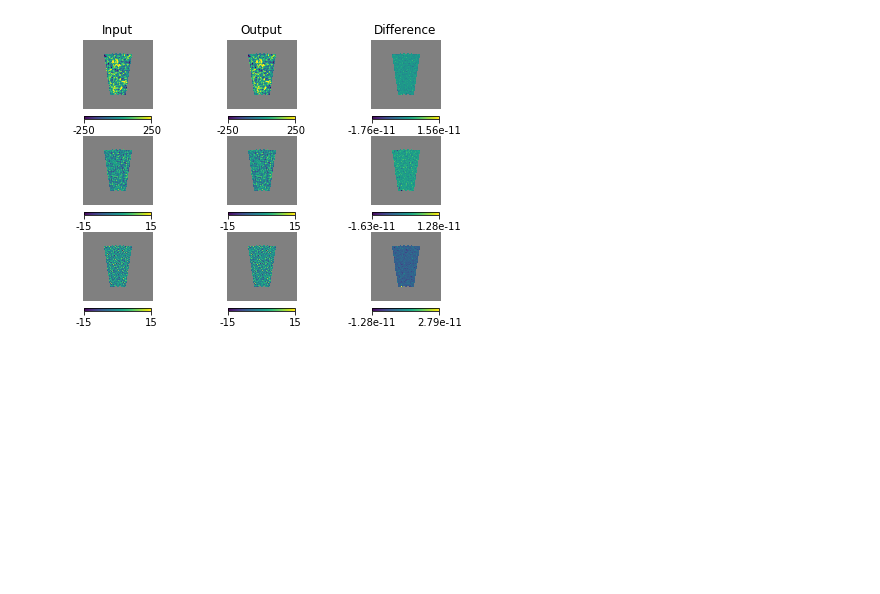
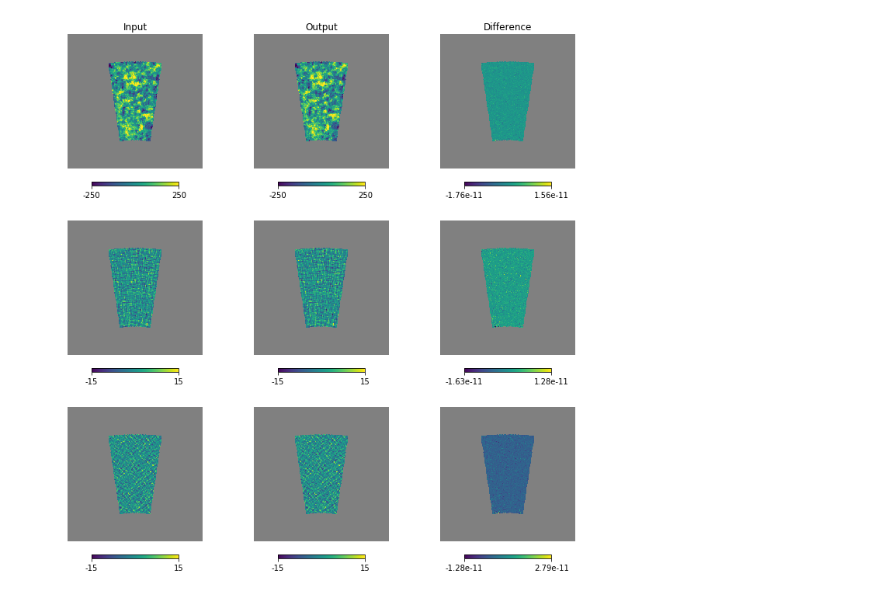
Before and after one commit to JulienPeloton/s4cmb, a Jupyter notebook: jupyter_doc/end_to_end_simulation.ipynb, the cells around one changed output. Saved outputs shown, nothing was run; the diff lists cells and outputs as text; code cells hidden in the pictures; blank space fills up the shorter version.

```diff
--- a/jupyter_doc/end_to_end_simulation.ipynb
+++ b/jupyter_doc/end_to_end_simulation.ipynb
@@ -47,6 +48,7 @@ if not os.path.isfile('mymaps.fits'):
 # %%
 ## Initialise our input maps
-sky_in = HealpixFitsMap('mymaps.fits', do_pol=True, verbose=False, no_ileak=False, no_quleak=False)
+sky_in = HealpixFitsMap('mymaps.fits', do_pol=True, verbose=False,
+                        no_ileak=False, no_quleak=False)
 # %%
 ## Initialise our instrument
 ## Generate a focal plane with 4 Crate boards, each with 1 MUX board,
@@ -108,38 +122,51 @@ pl.show()
 # %%
 ## In the absence of systematics, these operations should not change the
 ## signal. Let's check that we did not harm the signal.
 xsize = 300
+fig = pl.figure(figsize=(10, 10))
 
 ## Temperature
-sky_out = partial2full(sky_out_tot.get_I(), sky_out_tot.obspix, sky_out_tot.nside, fill_with=0.0)
+sky_out = partial2full(sky_out_tot.get_I(), sky_out_tot.obspix,
+                       sky_out_tot.nside, fill_with=0.0)
 mask = sky_out == 0.0
 sky_in.I[mask] = np.nan
 sky_out[mask] = np.nan
-hp.gnomview(sky_in.I, rot=[0, -57.5], xsize=xsize, reso=6.9, sub=331, title='Input', notext=True, min=-250, max=250)
-hp.gnomview(sky_out, rot=[0, -57.5], xsize=xsize, reso=6.9, sub=332, title='Output', notext=True, min=-250, max=250)
-hp.gnomview(sky_in.I - sky_out, rot=[0, -57.5], xsize=xsize, reso=6.9, sub=333, title='Difference', notext=True)
+hp.gnomview(sky_in.I, rot=[0, -57.5], xsize=xsize, reso=6.9, sub=331,
+            title='Input', notext=True, min=-250, max=250)
+hp.gnomview(sky_out, rot=[0, -57.5], xsize=xsize, reso=6.9, sub=332,
+            title='Output', notext=True, min=-250, max=250)
+hp.gnomview(sky_in.I - sky_out, rot=[0, -57.5], xsize=xsize, reso=6.9, sub=333,
+            title='Difference', notext=True)
 
 ## Stokes Q
-sky_out = partial2full(sky_out_tot.get_QU()[0], sky_out_tot.obspix, sky_out_tot.nside, fill_with=0.0)
+sky_out = partial2full(sky_out_tot.get_QU()[0], sky_out_tot.obspix,
+                       sky_out_tot.nside, fill_with=0.0)
 mask = sky_out == 0
 sky_in.Q[mask] = np.nan
 sky_out[mask] = np.nan
 
-hp.gnomview(sky_in.Q, rot=[0, -57.5], xsize=xsize, reso=6.9, sub=334, notext=True, min=-15, max=15, title='')
-hp.gnomview(sky_out, rot=[0, -57.5], xsize=xsize, reso=6.9, sub=335,  notext=True, min=-15, max=15, title='')
-hp.gnomview(sky_in.Q - sky_out, rot=[0, -57.5], xsize=xsize, reso=6.9, sub=336, notext=True, title='')
+hp.gnomview(sky_in.Q, rot=[0, -57.5], xsize=xsize, reso=6.9, sub=334,
+            notext=True, min=-15, max=15, title='')
+hp.gnomview(sky_out, rot=[0, -57.5], xsize=xsize, reso=6.9, sub=335,
+            notext=True, min=-15, max=15, title='')
+hp.gnomview(sky_in.Q - sky_out, rot=[0, -57.5], xsize=xsize, reso=6.9, sub=336,
+            notext=True, title='')
 
 ## Stokes U
-sky_out = partial2full(sky_out_tot.get_QU()[1], sky_out_tot.obspix, sky_out_tot.nside, fill_with=0.0)
+sky_out = partial2full(sky_out_tot.get_QU()[1], sky_out_tot.obspix,
+                       sky_out_tot.nside, fill_with=0.0)
 mask = sky_out == 0
 sky_in.U[mask] = np.nan
 sky_out[mask] = np.nan
-hp.gnomview(sky_in.U, rot=[0, -57.5], xsize=xsize, reso=6.9, sub=337, notext=True, min=-15, max=15, title='')
-hp.gnomview(sky_out, rot=[0, -57.5], xsize=xsize, reso=6.9, sub=338, notext=True, min=-15, max=15, title='')
-hp.gnomview(sky_in.U - sky_out, rot=[0, -57.5], xsize=xsize, reso=6.9, sub=339, notext=True, title='')
+hp.gnomview(sky_in.U, rot=[0, -57.5], xsize=xsize, reso=6.9, sub=337,
+            notext=True, min=-15, max=15, title='')
+hp.gnomview(sky_out, rot=[0, -57.5], xsize=xsize, reso=6.9, sub=338,
+            notext=True, min=-15, max=15, title='')
+hp.gnomview(sky_in.U - sky_out, rot=[0, -57.5], xsize=xsize, reso=6.9, sub=339,
+            notext=True, title='')
 pl.show()
 # %% [output]
-[figure, old version]
+[figure, new version]
 # %%
 ## If you obtain O(1e-10) for the last column, that works!
 ## Now it is time to put our hands in the world of systematics :-)
```
Also changed, not shown: parts of 3 cells of this notebook.
